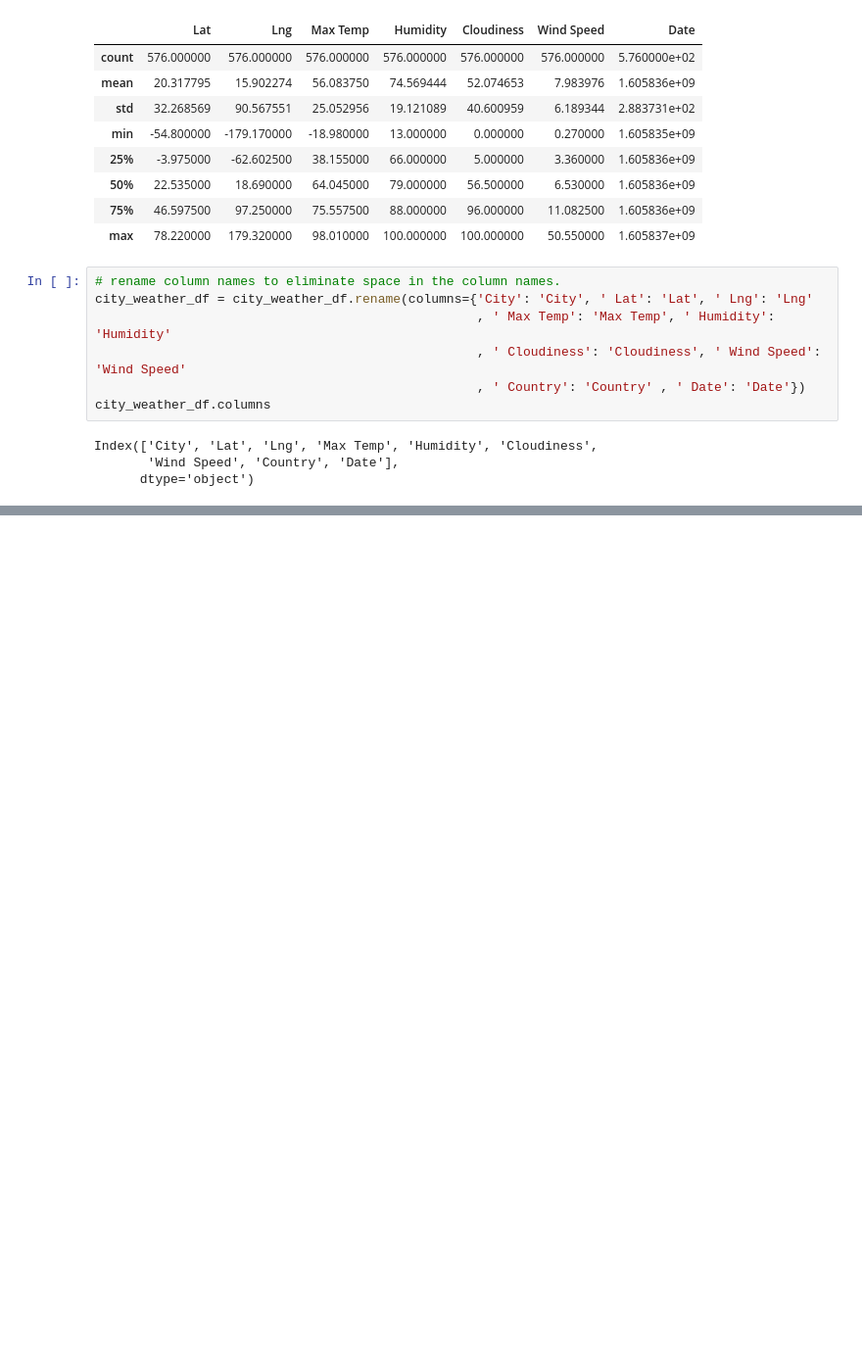
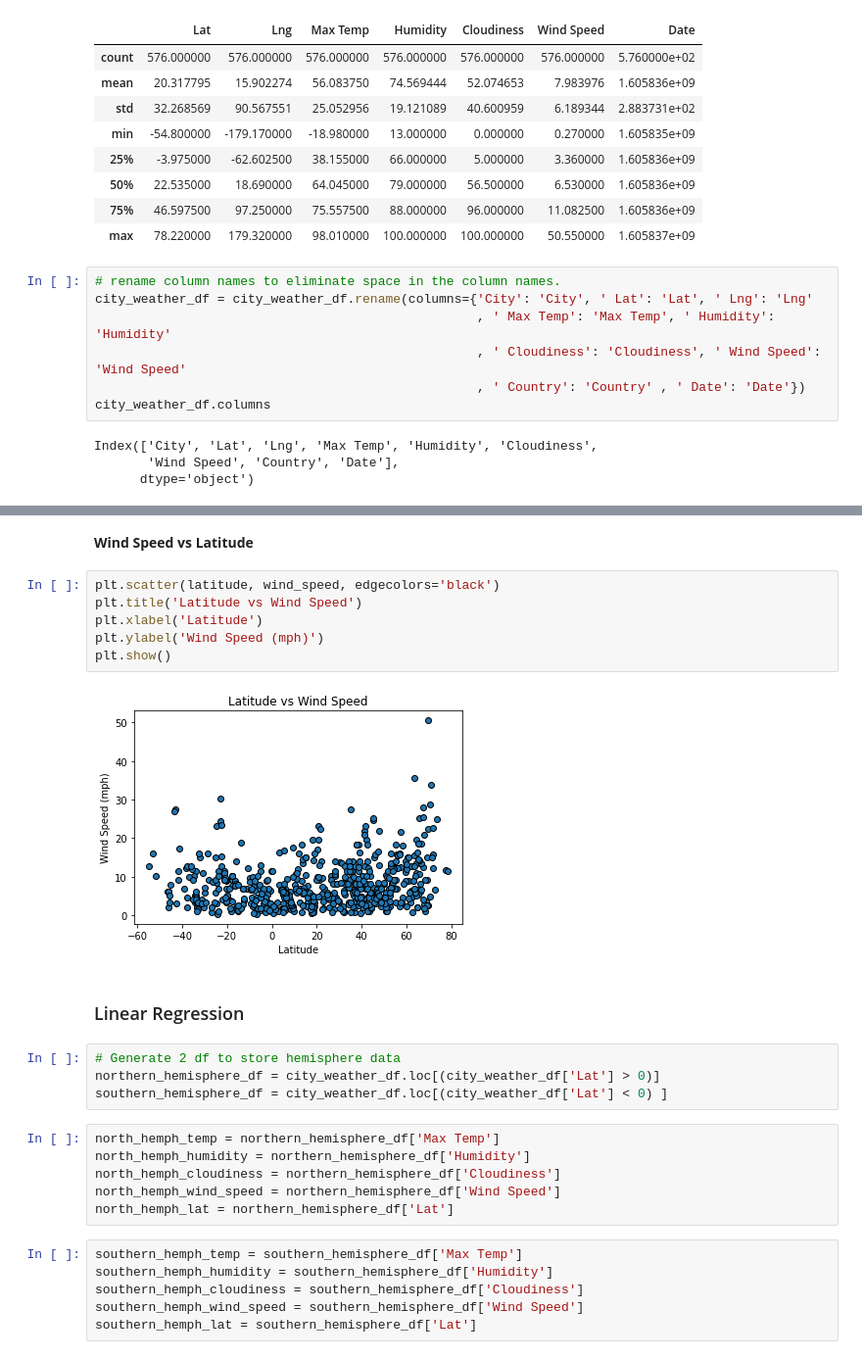
Before and after one commit to lanakimova/python-api-challenge, a Jupyter notebook: WeatherPy.ipynb, the cells around one changed output, grey strips where cells are left out. Shown at 98% size. Saved outputs shown, nothing was run; the diff lists cells and outputs as text; blank space fills up the shorter version.

```diff
--- a/WeatherPy.ipynb
+++ b/WeatherPy.ipynb
@@ -122,0 +161,28 @@ Index(['City', 'Lat', 'Lng', 'Max Temp', 'Humidity', 'Cloudiness',
+# %% [markdown]
+**Wind Speed vs Latitude**
+# %%
+plt.scatter(latitude, wind_speed, edgecolors='black')
+plt.title('Latitude vs Wind Speed')
+plt.xlabel('Latitude')
+plt.ylabel('Wind Speed (mph)')
+plt.show()
+# %% [output]
+[figure, added]
+# %% [markdown]
+### Linear Regression
+# %%
+# Generate 2 df to store hemisphere data
+northern_hemisphere_df = city_weather_df.loc[(city_weather_df['Lat'] > 0)]
+southern_hemisphere_df = city_weather_df.loc[(city_weather_df['Lat'] < 0) ]
+# %%
+north_hemph_temp = northern_hemisphere_df['Max Temp']
+north_hemph_humidity = northern_hemisphere_df['Humidity']
+north_hemph_cloudiness = northern_hemisphere_df['Cloudiness']
+north_hemph_wind_speed = northern_hemisphere_df['Wind Speed']
+north_hemph_lat = northern_hemisphere_df['Lat']
+# %%
+southern_hemph_temp = southern_hemisphere_df['Max Temp']
+southern_hemph_humidity = southern_hemisphere_df['Humidity']
+southern_hemph_cloudiness = southern_hemisphere_df['Cloudiness']
+southern_hemph_wind_speed = southern_hemisphere_df['Wind Speed']
+southern_hemph_lat = southern_hemisphere_df['Lat']
```
Also changed, not shown: parts of 8 cells of this notebook.
